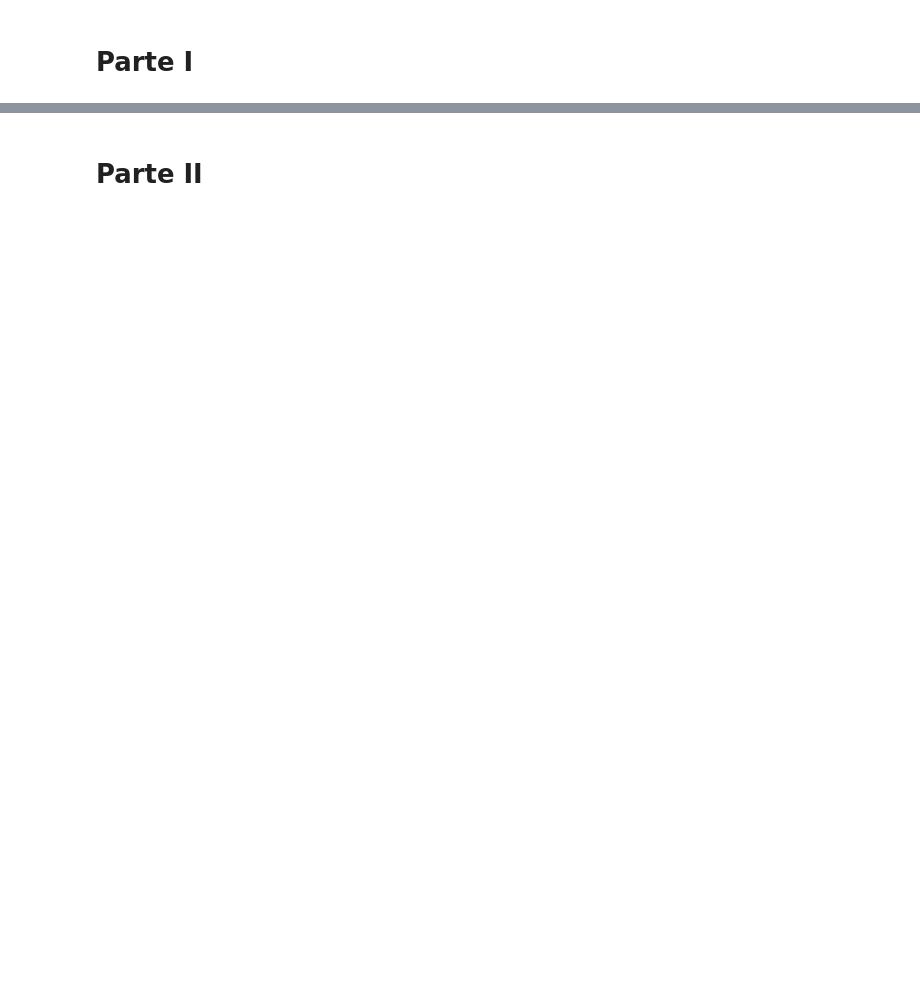
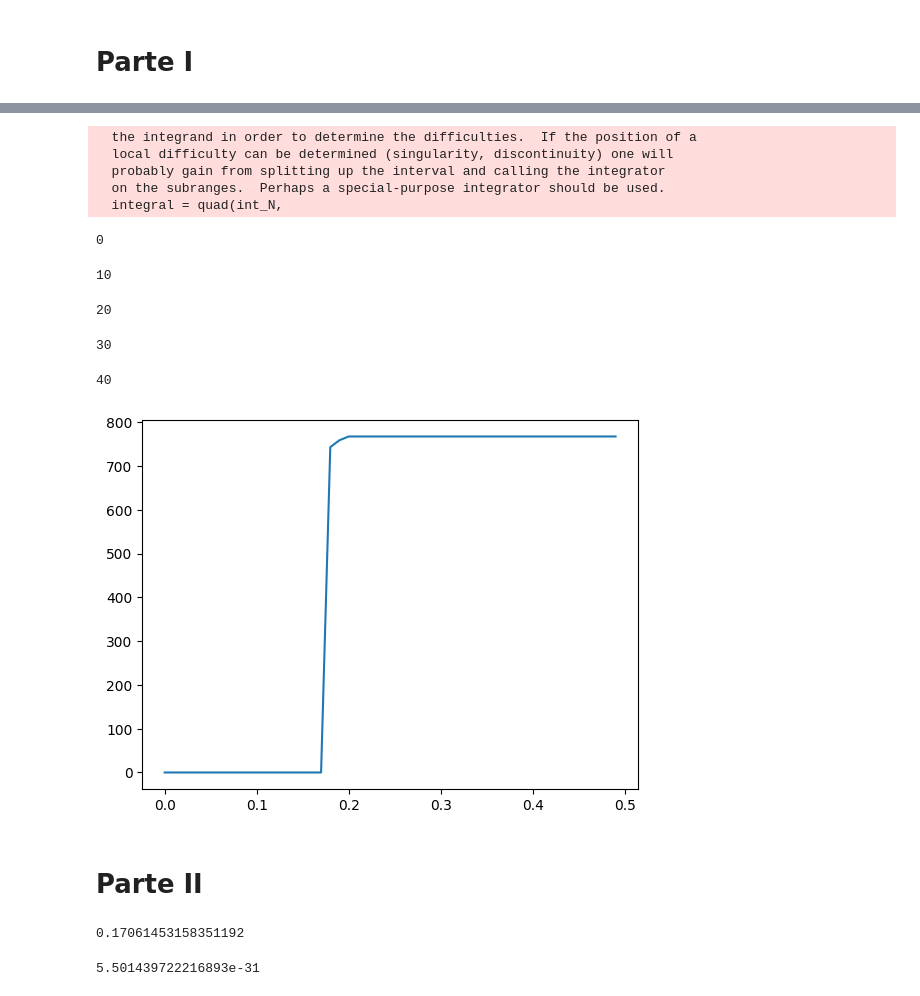
Before and after one commit to bbrisch/Proyekt_nanociencia_2023, a Jupyter notebook: Tarea_benja.ipynb, the cells around one changed output, grey strips where cells are left out. Cells and saved outputs as stored; diff of their text form; code cells hidden in the pictures; blank space fills up the shorter version.

```diff
--- a/Tarea_benja.ipynb
+++ b/Tarea_benja.ipynb
@@ -12,7 +12,9 @@ import scipy.stats as stats
 k = 8.617333262e-5 # eV / K
 h = 4.135667e-15 # eV*s
 h_bar = h/(2*np.pi) # eV*s
-m =  0.5*510999 #eV/c^2  #0.5*9.1e-31 # kg
+# m =  0.5*510999 #eV/c^2  #0.5*9.1e-31 # kg
+m =  0.5*8.19e-12
+# m = 0.5*9.1e-31
 q = 1.602176e-19
 
 Ec = -4.7  #eV
@@ -96,0 +93,6 @@ print(U,I)
+# %%
+U,I = solve_I(0,
+        1,
+        0.5,
+        lr = 0.01)
+print(U,I*1e6)
@@ -97,3 +106,44 @@ print(U,I)
+# %%
+def plot_IVds(T,Vgs, tol = 1e-4,lr = 1e-2):
+    Vds_array = np.arange(0, 0.5, 0.01)
+
+    Ids_array = []
+
+    U = -1
+
+    for i, Vds in enumerate(Vds_array):
+        U, I = solve_I(
+            Vds = Vds,
+            T = T,
+            Vgs = Vgs,
+            U_ = U,
+            lr = lr
+        )
+        Ids_array.append(I)
+
+        if i % 10 == 0:
+            print(i)
+
+    plt.plot(Vds_array, np.array(Ids_array)*1e6)
+
+    return Vds_array, Ids_array
+# %%
+Vds_array, Ids_array = plot_IVds(
+    T = 1,
+    Vgs = 0.5
+)
+# %% [output]
+  the integrand in order to determine the difficulties.  If the position of a
+  local difficulty can be determined (singularity, discontinuity) one will
+  probably gain from splitting up the interval and calling the integrator
+  on the subranges.  Perhaps a special-purpose integrator should be used.
+  integral = quad(int_N,
+0
+10
+20
+30
+40
+[figure, added]
 # %% [markdown]
 # Parte II
 # %%
@@ -112,8 +162,12 @@ I_lineal = np.vectorize(I_lineal)
 I_saturado = np.vectorize(I_saturado)
 # %%
 np.sqrt(0.5-V_t)**3-np.sqrt(0.5-V_t-0.05/eta)**3
+# %% [output]
+0.17061453158351192
 # %%
 q*W/(h_bar*h_bar*np.pi*np.pi)*np.sqrt(8*m/9)*np.sqrt(q*eta)**3
+# %% [output]
+5.501439722216893e-31
 # %%
 x = np.linspace(0,0.05, 10)
 x_ = np.linspace(0.05,0.5,10)
```
Also changed, not shown: parts of 4 cells of this notebook.
